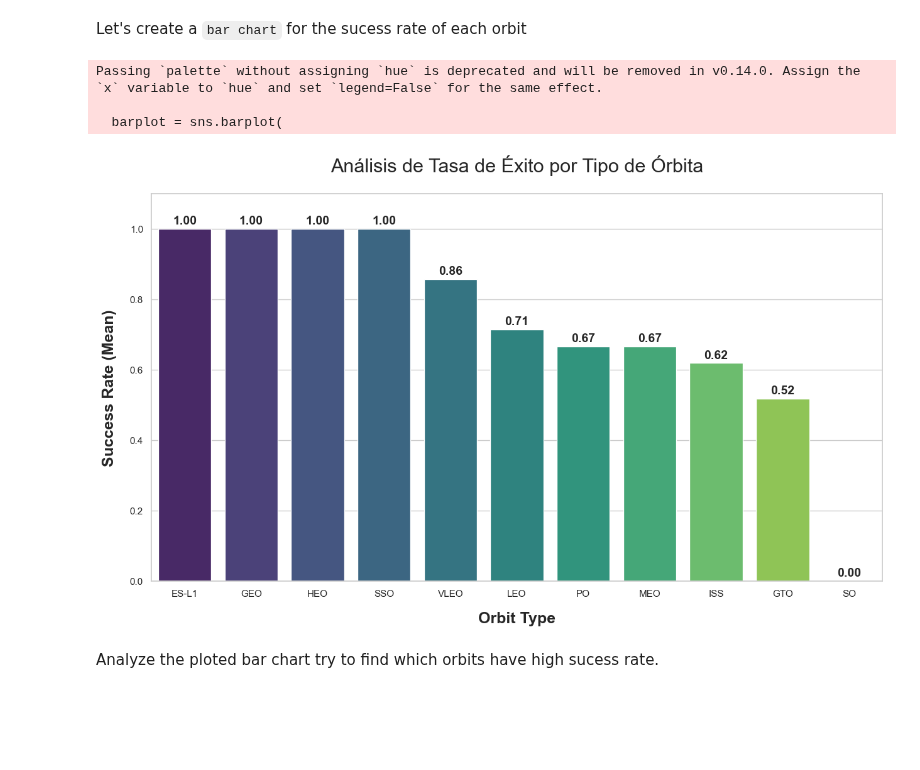
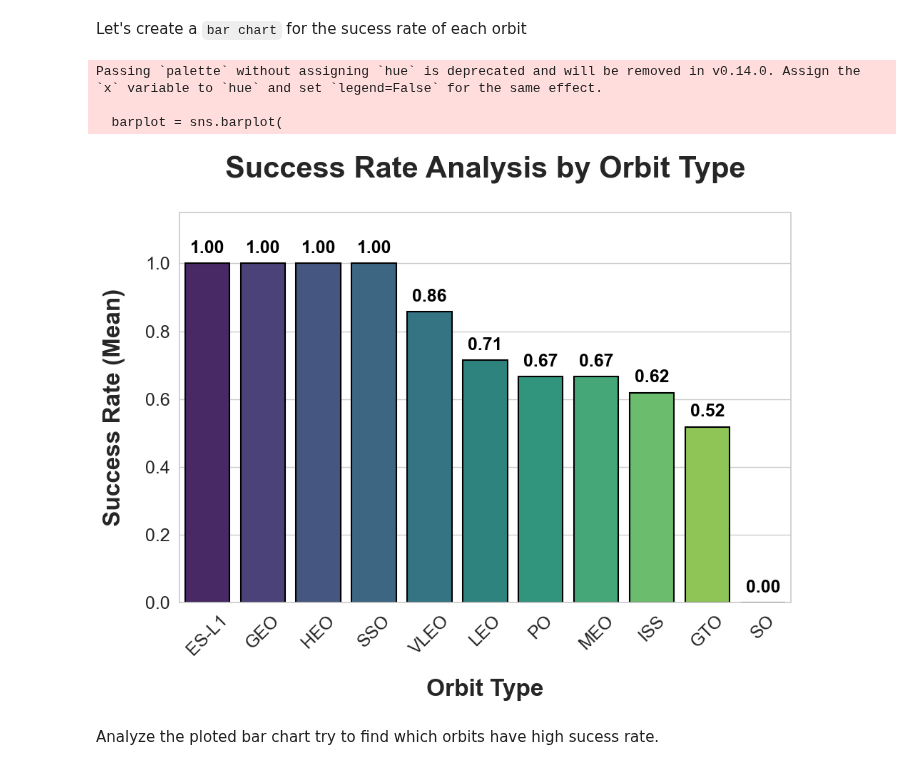
Before and after one commit to Pabloaguaderogar/IBM-Applied-Data-Science-Capstone, a Jupyter notebook: Exploratory_Data/jupyter-labs-eda-dataviz-v2.ipynb, the cells around one changed output. Cells and saved outputs as stored; diff of their text form; code cells hidden in the pictures; blank space fills up the shorter version.

```diff
--- a/Exploratory_Data/jupyter-labs-eda-dataviz-v2.ipynb
+++ b/Exploratory_Data/jupyter-labs-eda-dataviz-v2.ipynb
@@ -168,46 +236,58 @@ Next, we want to visually check if there are any relationship between success ra
 # %% [markdown]
 Let's create a `bar chart` for the sucess rate of each orbit
 # %%
-# HINT use groupby method on Orbit column and get the mean of Class column
+import seaborn as sns
+import matplotlib.pyplot as plt
 
-# 1. Aplicación del HINT: Groupby y Mean de Class
-# Ordenamos los valores para cumplir con el estándar de análisis de datos
+# 1. Data Processing: Grouping and Sorting for professional analysis
 orbit_success = df.groupby("Orbit")["Class"].mean().sort_values(ascending=False).reset_index()
 
-# 2. Configuración de estética profesional
+# 2. Professional Aesthetics Configuration (Presentation Context)
 sns.set_context("talk")
 sns.set_theme(style="whitegrid")
 
-# 3. Generación del Bar Chart (Tamaño Extendido)
-plt.figure(figsize=(15, 8))
+# 3. Bar Chart Generation (Large, Square-ish Format)
+# Using a 12x10 size for that high-visibility "square" impact on the slide
+plt.figure(figsize=(10, 8))
 barplot = sns.barplot(
     data=orbit_success,
     x="Orbit",
     y="Class",
-    palette="viridis"
+    palette="viridis",
+    edgecolor="black",
+    linewidth=1.5
 )
 
-# 4. Refinamiento de metadatos y etiquetas
-plt.xlabel("Orbit Type", fontsize=18, fontweight='bold', labelpad=15)
-plt.ylabel("Success Rate (Mean)", fontsize=18, fontweight='bold', labelpad=15)
-plt.title("Análisis de Tasa de Éxito por Tipo de Órbita", fontsize=22, pad=25)
+# 4. Professional Labeling and Metadata (English)
+plt.xlabel("Orbit Type", fontsize=24, fontweight='bold', labelpad=20)
+plt.ylabel("Success Rate (Mean)", fontsize=24, fontweight='bold', labelpad=20)
+plt.title("Success Rate Analysis by Orbit Type", fontsize=30, pad=35, fontweight='bold')
 
-# Añadimos etiquetas de valor sobre las barras para mayor precisión
+# 5. Data Annotation: Adding precision values on top of bars
 for p in barplot.patches:
-    barplot.annotate(format(p.get_height(), '.2f'),
-                   (p.get_x() + p.get_width() / 2., p.get_height()),
-                   ha = 'center', va = 'center',
-                   xytext = (0, 9),
-                   textcoords = 'offset points',
-                   fontsize=14, fontweight='bold')
+    barplot.annotate(
+        format(p.get_height(), '.2f'),
+        (p.get_x() + p.get_width() / 2., p.get_height()),
+        ha='center', va='center',
+        xytext=(0, 15),
+        textcoords='offset points',
+        fontsize=18,
+        fontweight='bold',
+        color='black'
+    )
 
-plt.ylim(0, 1.1)  # Margen para las etiquetas superiores
+# 6. Final Adjustments
+plt.xticks(fontsize=18, rotation=45) # Rotation for better label readability
+plt.yticks(fontsize=18)
+plt.ylim(0, 1.15) # Extra space for the annotations
+plt.tight_layout()
+
 plt.show()
 # %% [output]
 Passing `palette` without assigning `hue` is deprecated and will be removed in v0.14.0. Assign the `x` variable to `hue` and set `legend=False` for the same effect.
 
   barplot = sns.barplot(
-[figure, old version]
+[figure, new version]
 # %% [markdown]
 Analyze the ploted bar chart try to find which orbits have high sucess rate.
 # %% [markdown]
```
Also changed, not shown: parts of 9 cells of this notebook, 5 other files.
